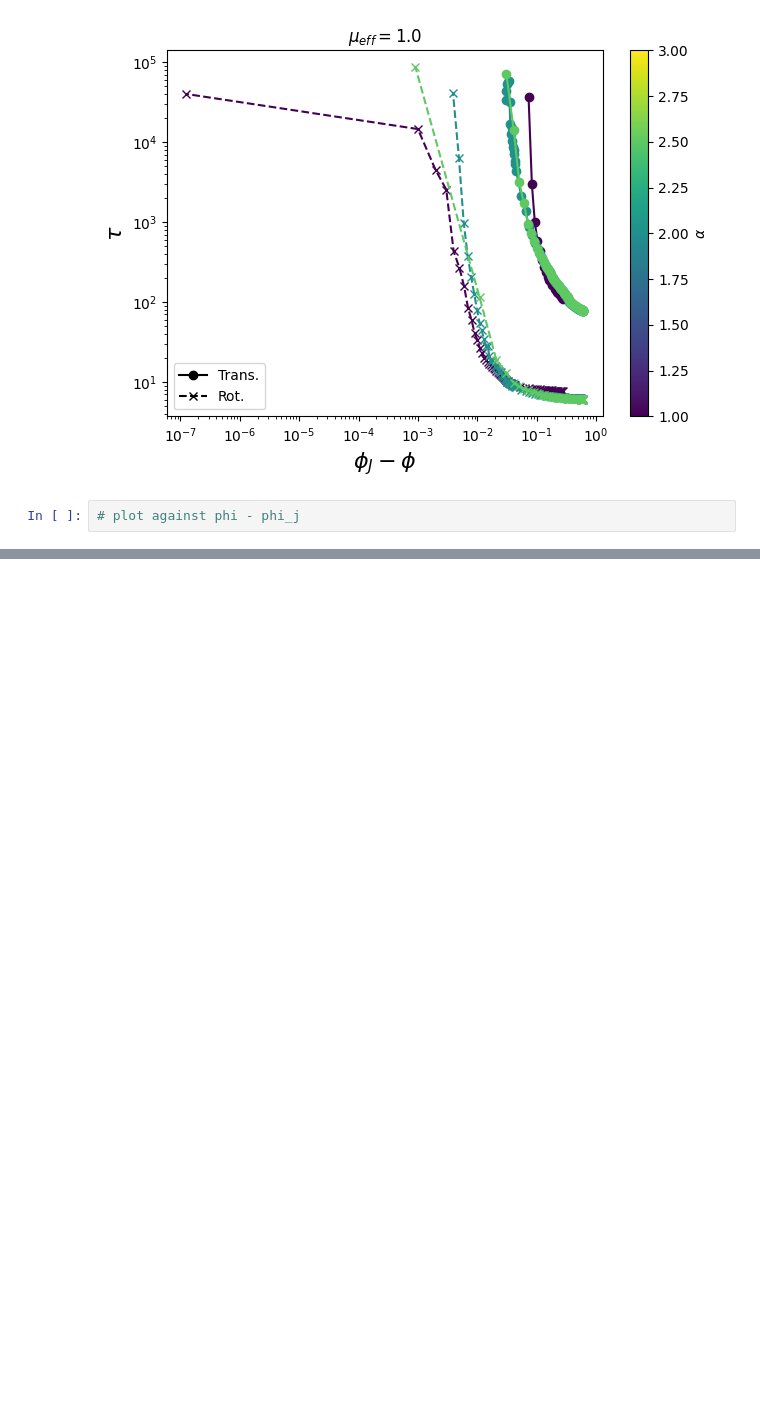
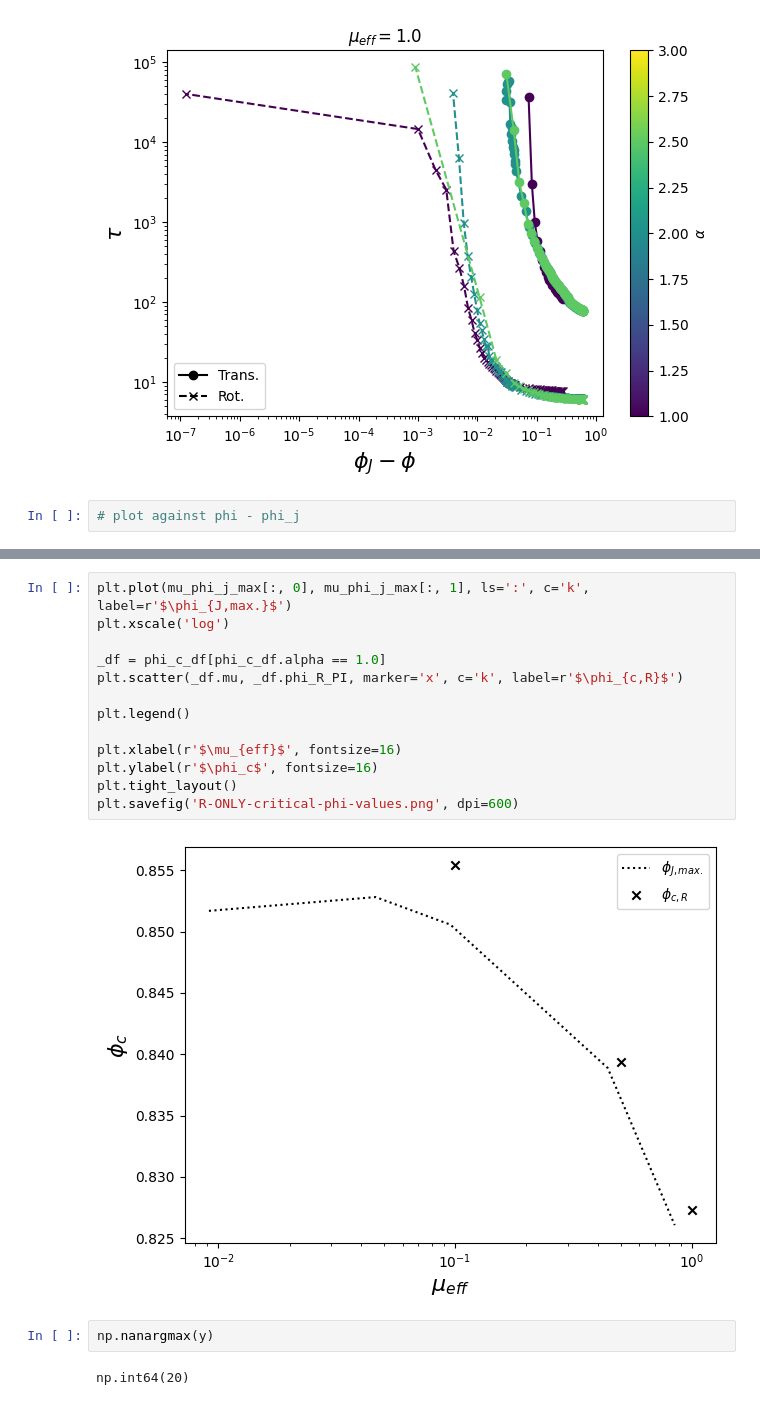
Before and after one commit to mmccraw98/notebooks-spring-26, a Jupyter notebook: 01/grant/analysing-ga-server-data/test.ipynb, the cells around one changed output, grey strips where cells are left out. Saved outputs shown, nothing was run; the diff lists cells and outputs as text; blank space fills up the shorter version.

```diff
--- a/01/grant/analysing-ga-server-data/test.ipynb
+++ b/01/grant/analysing-ga-server-data/test.ipynb
@@ -262,0 +339,19 @@ plt.show()
+# %%
+plt.plot(mu_phi_j_max[:, 0], mu_phi_j_max[:, 1], ls=':', c='k', label=r'$\phi_{J,max.}$')
+plt.xscale('log')
+
+_df = phi_c_df[phi_c_df.alpha == 1.0]
+plt.scatter(_df.mu, _df.phi_R_PI, marker='x', c='k', label=r'$\phi_{c,R}$')
+
+plt.legend()
+
+plt.xlabel(r'$\mu_{eff}$', fontsize=16)
+plt.ylabel(r'$\phi_c$', fontsize=16)
+plt.tight_layout()
+plt.savefig('R-ONLY-critical-phi-values.png', dpi=600)
+# %% [output]
+[figure, added]
+# %%
+np.nanargmax(y)
+# %% [output]
+np.int64(20)
```
Also changed, not shown: parts of 16 cells of this notebook, 35 other files.
